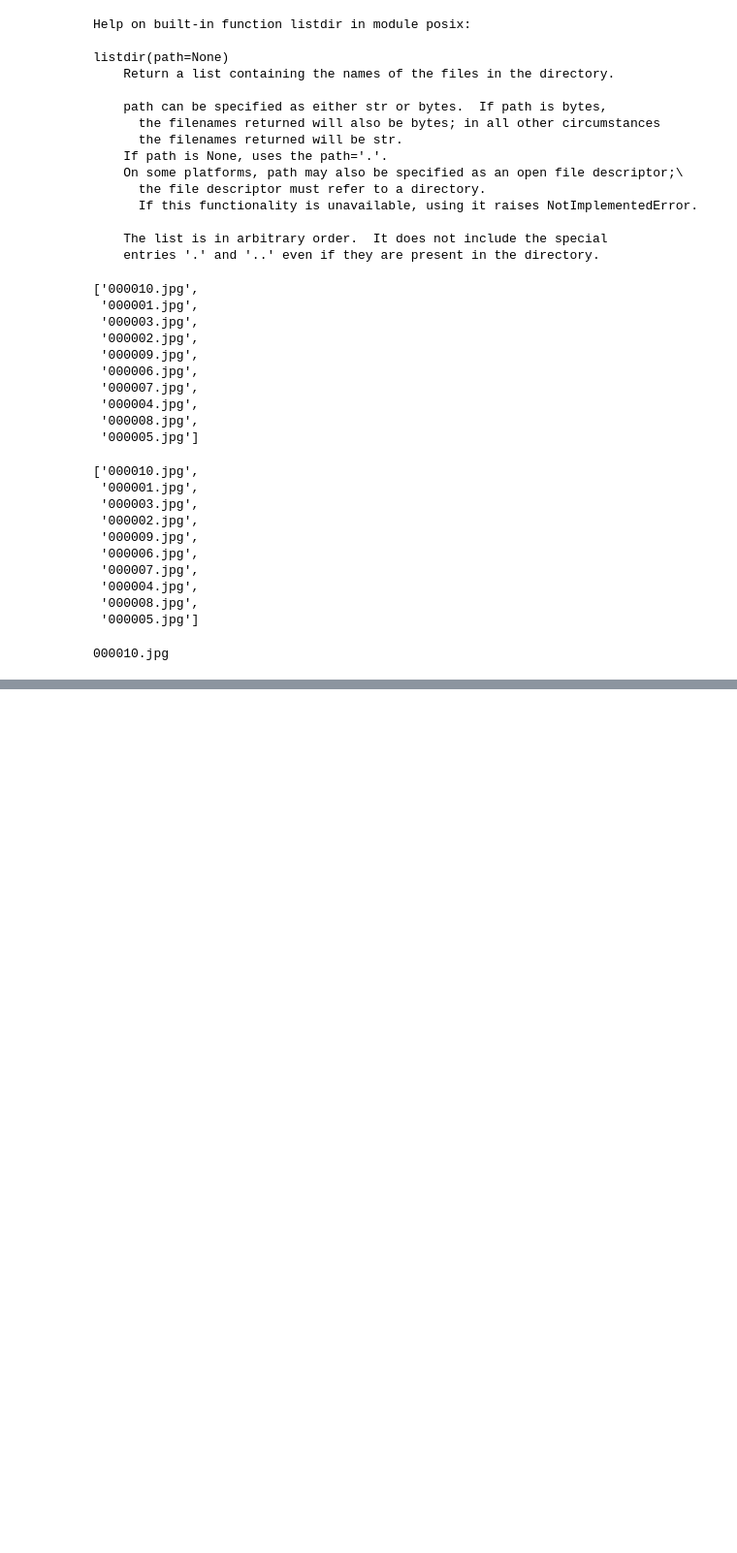
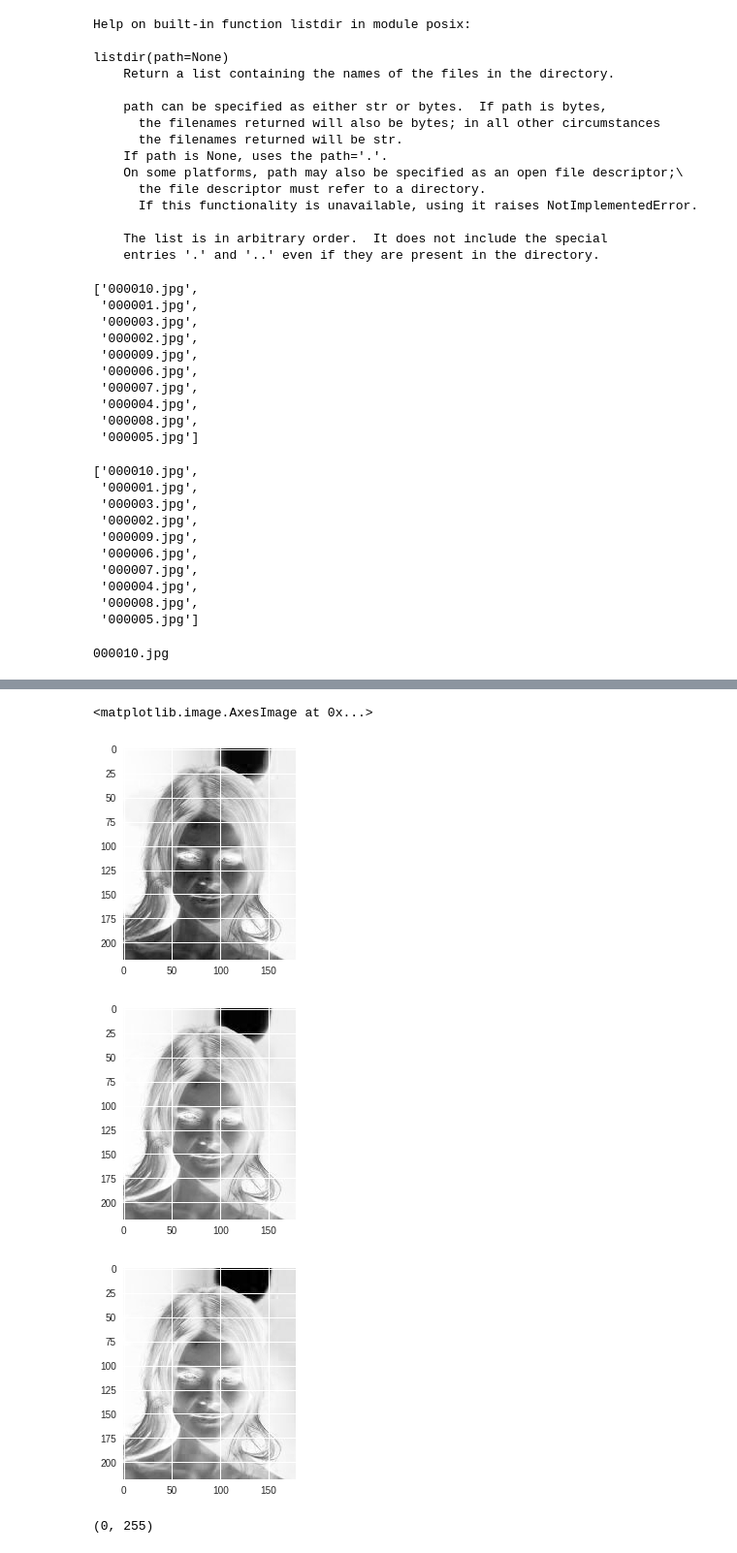
Before and after one commit to BikashPandey17/snoop-dogg, a Jupyter notebook: session0.ipynb, the cells around one changed output, grey strips where cells are left out. Shown: that part at 97% size. Saved outputs shown, nothing was run; the diff lists cells and outputs as text; code cells hidden in the pictures; blank space fills up the shorter version.

```diff
--- a/session0.ipynb
+++ b/session0.ipynb
@@ -89,0 +179,16 @@ print(files[0])
+# %%
+plt.figure()
+plt.imshow(img[:, :, 0])
+plt.figure()
+plt.imshow(img[:, :, 1])
+plt.figure()
+plt.imshow(img[:, :, 2])
+# %% [output]
+<matplotlib.image.AxesImage at 0x...>
+[figure, added]
+[figure, added]
+[figure, added]
+# %%
+np.min(img), np.max(img)
+# %% [output]
+(0, 255)
```
Also changed, not shown: parts of 12 cells of this notebook.
